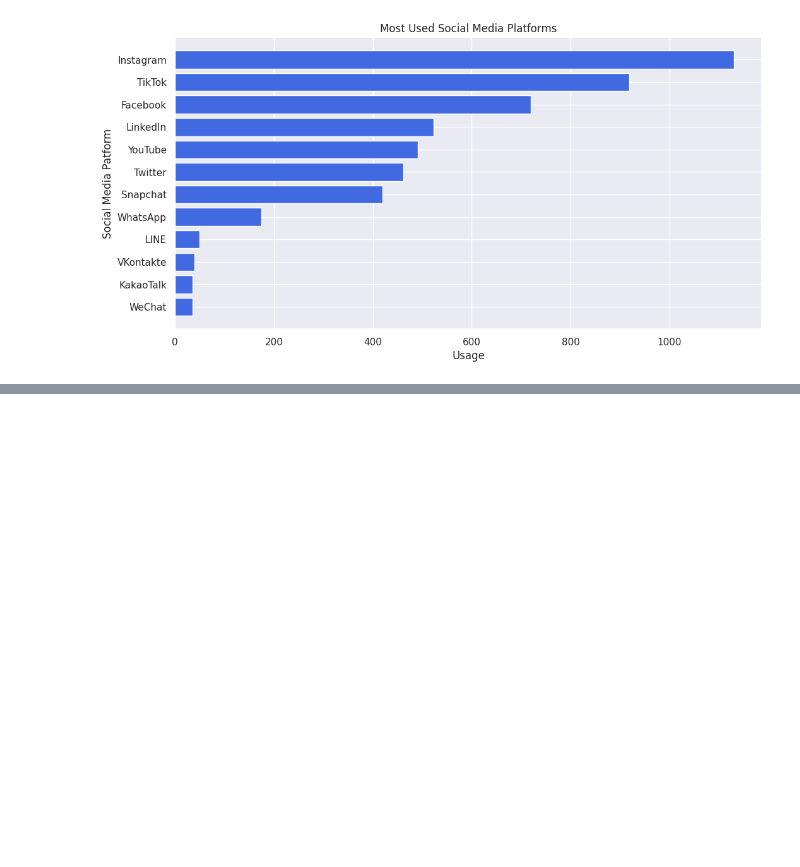
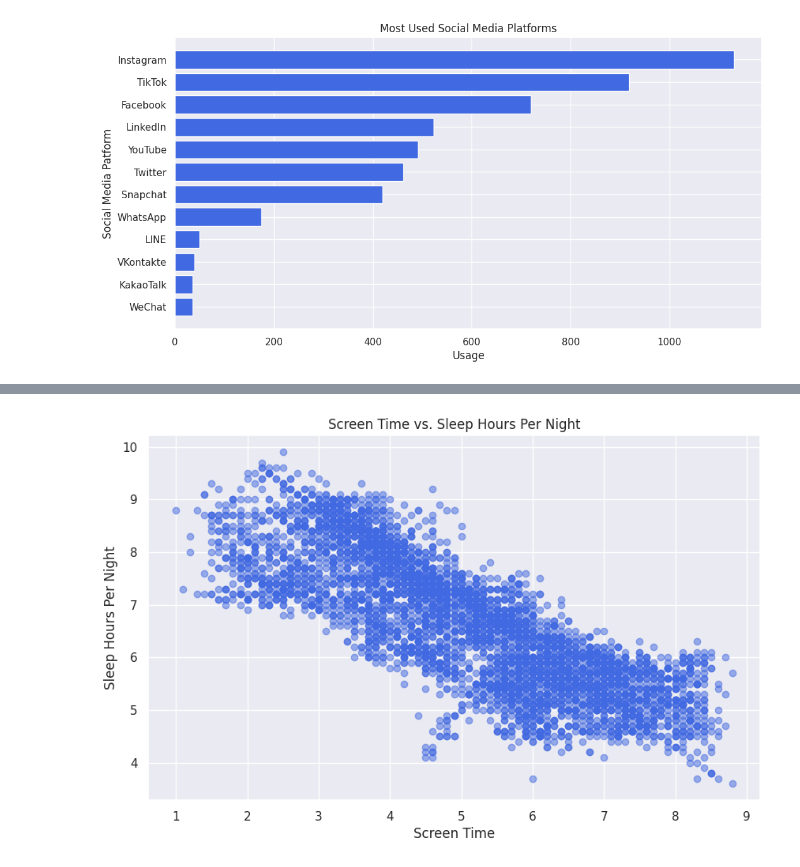
Before and after one commit to sudoAdarsh/Social-Media-Mental-Health-EDA, a Jupyter notebook: Social_Media_Mental_Health_EDA.ipynb, the cells around one changed output, grey strips where cells are left out. Cells and saved outputs as stored; diff of their text form; code cells hidden in the pictures; blank space fills up the shorter version.

```diff
--- a/Social_Media_Mental_Health_EDA.ipynb
+++ b/Social_Media_Mental_Health_EDA.ipynb
@@ -108,0 +129,15 @@ plt.show()
+# %%
+x_data = df['Avg_Daily_Usage_Hours']
+y_data = df['Sleep_Hours_Per_Night']
+
+fig, ax = plt.subplots(figsize=(10, 6))
+
+ax.scatter(x_data, y_data, alpha=0.5, color="royalblue")
+
+ax.set_title("Screen Time vs. Sleep Hours Per Night")
+ax.set_xlabel("Screen Time")
+ax.set_ylabel("Sleep Hours Per Night")
+
+plt.show()
+# %% [output]
+[figure, added]
```
Also changed, not shown: parts of 4 cells of this notebook.
